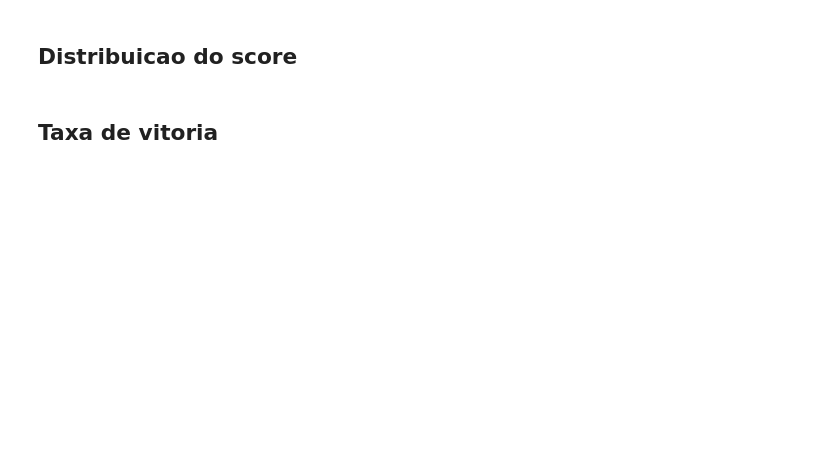
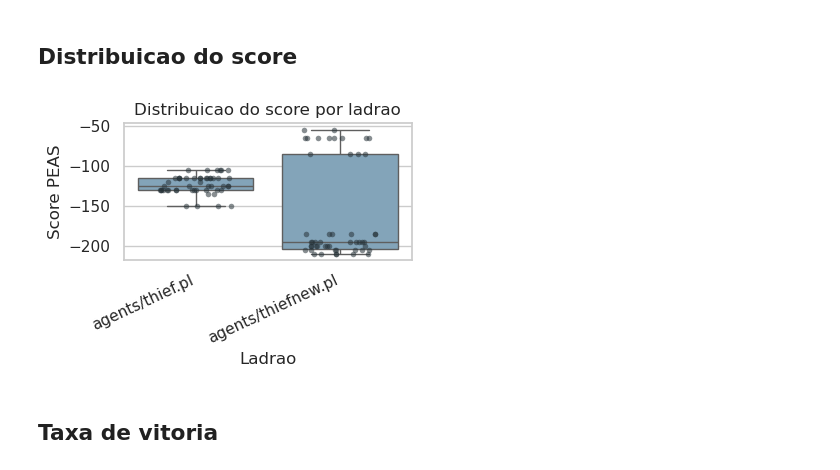
Before and after one commit to Kyamel/agents, a Jupyter notebook: tools/eval/plot.ipynb, the cells around one changed output. Drawn from its saved outputs; the diff is of its cells as text; code cells hidden in the pictures; blank space fills up the shorter version.

```diff
--- a/tools/eval/plot.ipynb
+++ b/tools/eval/plot.ipynb
@@ -45,5 +46,5 @@ RESULT_DIR, FIGS_DIR
 # %%
-dataset = eval_plot.load_dataset(RESULT_DIR, pd)
+dataset = plot.load_dataset(RESULT_DIR, pd)
 matches = dataset["matches"]
 summary = dataset["summary"]
 best_worst = dataset["best_worst"]
@@ -53,9 +67,11 @@ display(matches.head())
 # %% [markdown]
 ## Distribuicao do score
 # %%
-eval_plot.plot_score_distribution(matches, FIGS_DIR, plt, sns, close=False)
+plot.plot_score_distribution(matches, FIGS_DIR, plt, sns, close=False)
 plt.show()
 plt.close()
+# %% [output]
+[figure, added]
 # %% [markdown]
 ## Taxa de vitoria
 # %%
```
Also changed, not shown: parts of 9 cells of this notebook.
